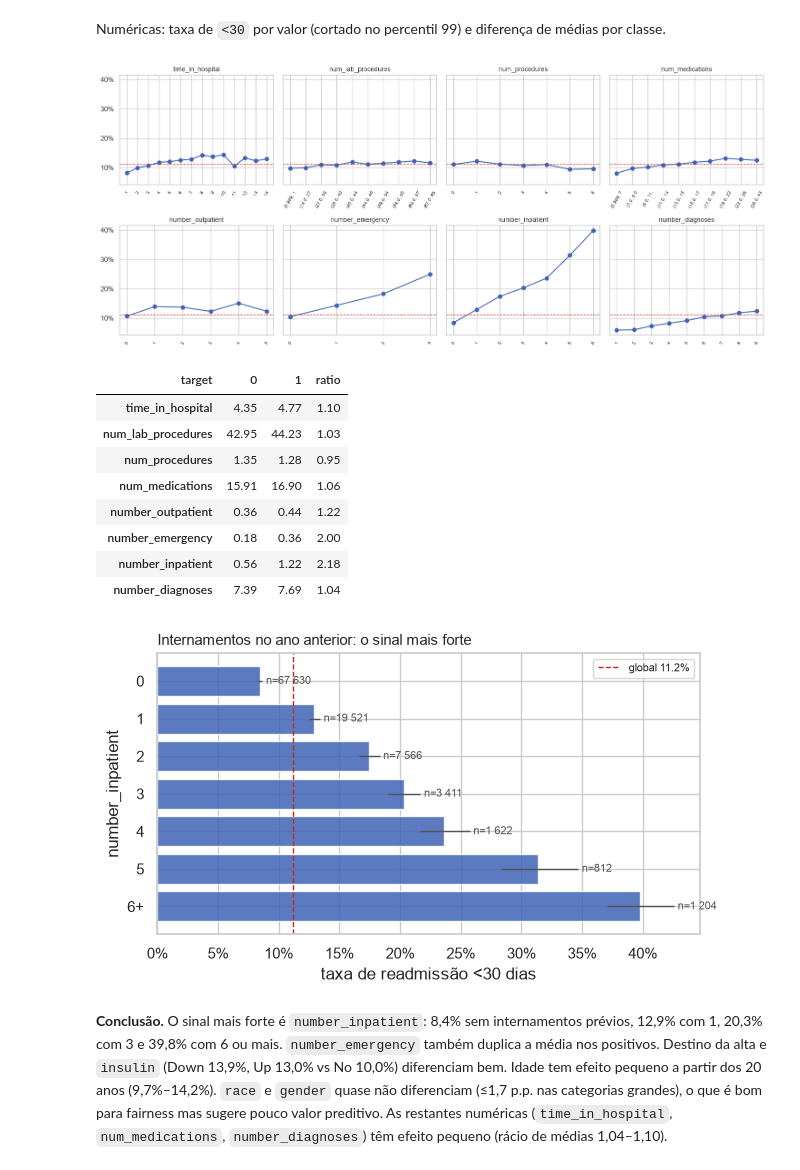
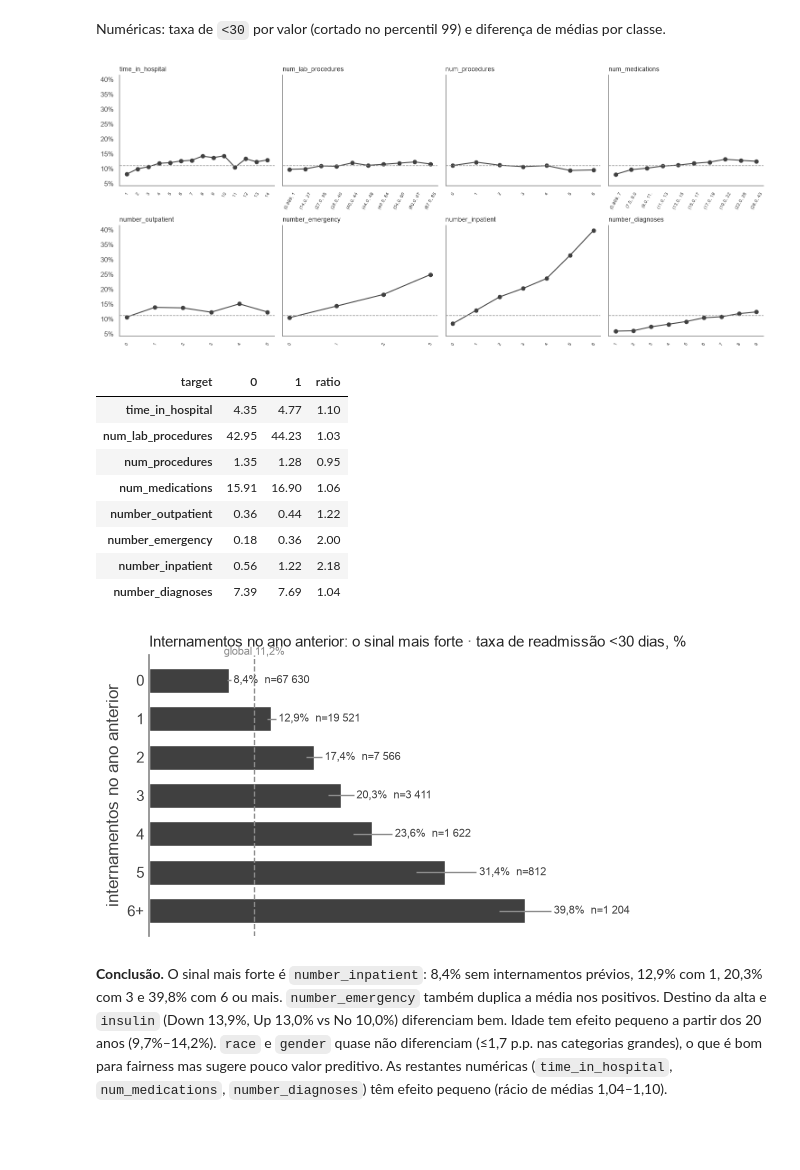
Before and after one commit to EDSB26G11/Bootcamp_Projetos, a Jupyter notebook: notebooks/01_eda.ipynb, the cells around one changed output. Saved outputs shown, nothing was run; the diff lists cells and outputs as text; code cells hidden in the pictures; blank space fills up the shorter version.

```diff
--- a/notebooks/01_eda.ipynb
+++ b/notebooks/01_eda.ipynb
@@ -24,7 +24,9 @@ from src.data.mappings import parse_ids_mapping, decode_ids
 
 FIG_DIR = ROOT / "docs" / "figures"
 FIG_DIR.mkdir(parents=True, exist_ok=True)
-sns.set_theme(style="whitegrid", context="notebook")
+sns.set_theme(style="white", context="notebook")
+from src.viz import AC, GREY, LIGHT, num, pct, set_style
+set_style()  # notação IBCS (W8): sem grelha nem molduras, cores com significado
 pd.set_option("display.max_columns", 60)
 
 df = load_diabetic_data(ROOT / "data/raw/diabetic_data.csv")
@@ -63,17 +65,20 @@ def plot_rate(g, title, ax=None, label_n=True):
     ax = ax or plt.subplots(figsize=(7, 0.35 * len(g) + 1.2))[1]
     y = np.arange(len(g))
     ax.barh(y, g["rate"], xerr=[g["rate"] - g["ci_low"], g["ci_high"] - g["rate"]],
-            color="#3F63B5", alpha=0.85, error_kw=dict(ecolor="#555", lw=1))
+            color=AC, height=0.65, error_kw=dict(ecolor=GREY, lw=1))
     ax.set_yticks(y, [str(i) for i in g.index])
+    ax.tick_params(axis="y", length=0)
     ax.invert_yaxis()
-    ax.axvline(BASE_RATE, color="#C4291C", ls="--", lw=1, label=f"global {BASE_RATE:.1%}")
-    ax.xaxis.set_major_formatter(plt.matplotlib.ticker.PercentFormatter(1, decimals=0))
-    if label_n:
-        for yi, (r, n) in enumerate(zip(g["ci_high"], g["n"])):
-            ax.text(r + 0.003, yi, f"n={n:,}".replace(",", " "), va="center", fontsize=8, color="#555")
-    ax.set_title(title, loc="left", fontsize=11)
-    ax.set_xlabel("taxa de readmissão <30 dias")
-    ax.legend(loc="best", fontsize=8)
+    ax.axvline(BASE_RATE, color=GREY, ls="--", lw=1)
+    ax.annotate(f"global {pct(BASE_RATE)}", (BASE_RATE, -0.6), ha="center", va="bottom", fontsize=8, color=GREY,
+                annotation_clip=False)
+    for yi, (r, hi, n) in enumerate(zip(g["rate"], g["ci_high"], g["n"])):
+        extra = f"  n={num(n)}" if label_n else ""
+        ax.text(hi + 0.003, yi, f"{pct(r)}{extra}", va="center", fontsize=8, color=AC)
+    ax.set_title(f"{title} · taxa de readmissão <30 dias, %", loc="left", fontsize=11)
+    ax.xaxis.set_visible(False)
+    ax.spines["bottom"].set_visible(False)
+    ax.set_xlim(0, g["ci_high"].max() * 1.35)
     return ax
 # %% [markdown]
 ## 1. Visão geral e qualidade
@@ -607,15 +616,15 @@ for ax, c in zip(axes.flat, NUM_COLS):
     if x.nunique() > 15:
         x = pd.qcut(x, 10, duplicates="drop")
     g = df.assign(_x=x).groupby("_x", observed=True)["target"].agg(["mean", "size"]).sort_index()
-    ax.plot(range(len(g)), g["mean"], marker="o", color="#3F63B5")
-    ax.axhline(BASE_RATE, color="#C4291C", ls="--", lw=1)
+    ax.plot(range(len(g)), g["mean"], marker="o", color=AC)
+    ax.axhline(BASE_RATE, color=GREY, ls="--", lw=1)
     ax.set_xticks(range(len(g)), [str(i)[:9] for i in g.index], rotation=60, fontsize=7)
     ax.set_title(c, fontsize=10)
     ax.yaxis.set_major_formatter(plt.matplotlib.ticker.PercentFormatter(1, decimals=0))
 plt.tight_layout(); plt.show()
 df.groupby("target")[NUM_COLS].mean().T.round(2).assign(ratio=lambda d: (d[1] / d[0]).round(2))
 # %% [output]
-[figure, old version]
+[figure, new version]
 | target | 0 | 1 | ratio |
 | time_in_hospital | 4.35 | 4.77 | 1.10 |
 | num_lab_procedures | 42.95 | 44.23 | 1.03 |
@@ -628,11 +637,11 @@ df.groupby("target")[NUM_COLS].mean().T.round(2).assign(ratio=lambda d: (d[1] /
 # %%
 g = rate_by(df.assign(_i=df["number_inpatient"].clip(upper=6).astype(str).replace("6", "6+")), "_i",
             order=["0", "1", "2", "3", "4", "5", "6+"])
 ax = plot_rate(g, "Internamentos no ano anterior: o sinal mais forte")
-ax.set_ylabel("number_inpatient")
+ax.set_ylabel("internamentos no ano anterior")
 ax.figure.savefig(FIG_DIR / "05_taxa_number_inpatient.png", dpi=150, bbox_inches="tight"); plt.show()
 # %% [output]
-[figure, old version]
+[figure, new version]
 # %% [markdown]
 **Conclusão.** O sinal mais forte é `number_inpatient`: 8,4% sem internamentos prévios, 12,9% com 1, 20,3% com 3 e 39,8% com 6 ou mais. `number_emergency` também duplica a média nos positivos. Destino da alta e `insulin` (Down 13,9%, Up 13,0% vs No 10,0%) diferenciam bem. Idade tem efeito pequeno a partir dos 20 anos (9,7%–14,2%). `race` e `gender` quase não diferenciam (≤1,7 p.p. nas categorias grandes), o que é bom para fairness mas sugere pouco valor preditivo. As restantes numéricas (`time_in_hospital`, `num_medications`, `number_diagnoses`) têm efeito pequeno (rácio de médias 1,04–1,10).
 # %% [markdown]
```
Also changed, not shown: parts of 11 cells of this notebook, 25 other files.
